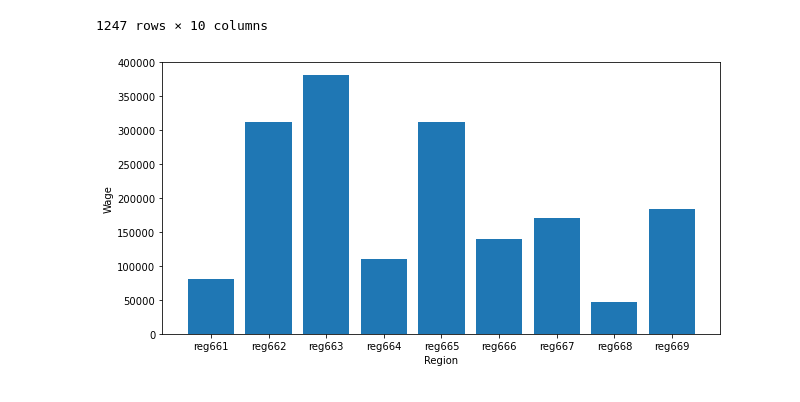
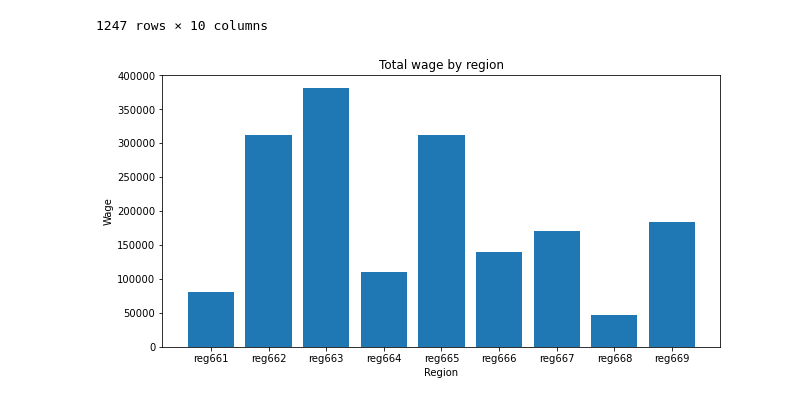
Before and after one commit to AIGangz/MAI391_Project, a Jupyter notebook: dataAn.ipynb, the cells around one changed output. Saved outputs shown, nothing was run; the diff lists cells and outputs as text; code cells hidden in the pictures.

```diff
--- a/dataAn.ipynb
+++ b/dataAn.ipynb
@@ -7,5 +6,5 @@ import re
 # %%
-df = pd.read_csv('wage.csv')
+df = pd.read_excel('wage.xlsx')
 # %%
 df.head(10)
 # %% [output]
@@ -106,8 +105,9 @@ df[df['south66'] == 1].loc[:,'reg661':'south66']
 # %%
 plt.figure(figsize=(10,5))
 plt.bar(regDict2.keys(), regDict2.values())
+plt.title('Total wage by region')
 plt.xlabel('Region')
 plt.ylabel('Wage')
 plt.show()
 # %% [output]
-[figure, old version]
+[figure, new version]
```
Also changed, not shown: parts of 8 cells of this notebook.
